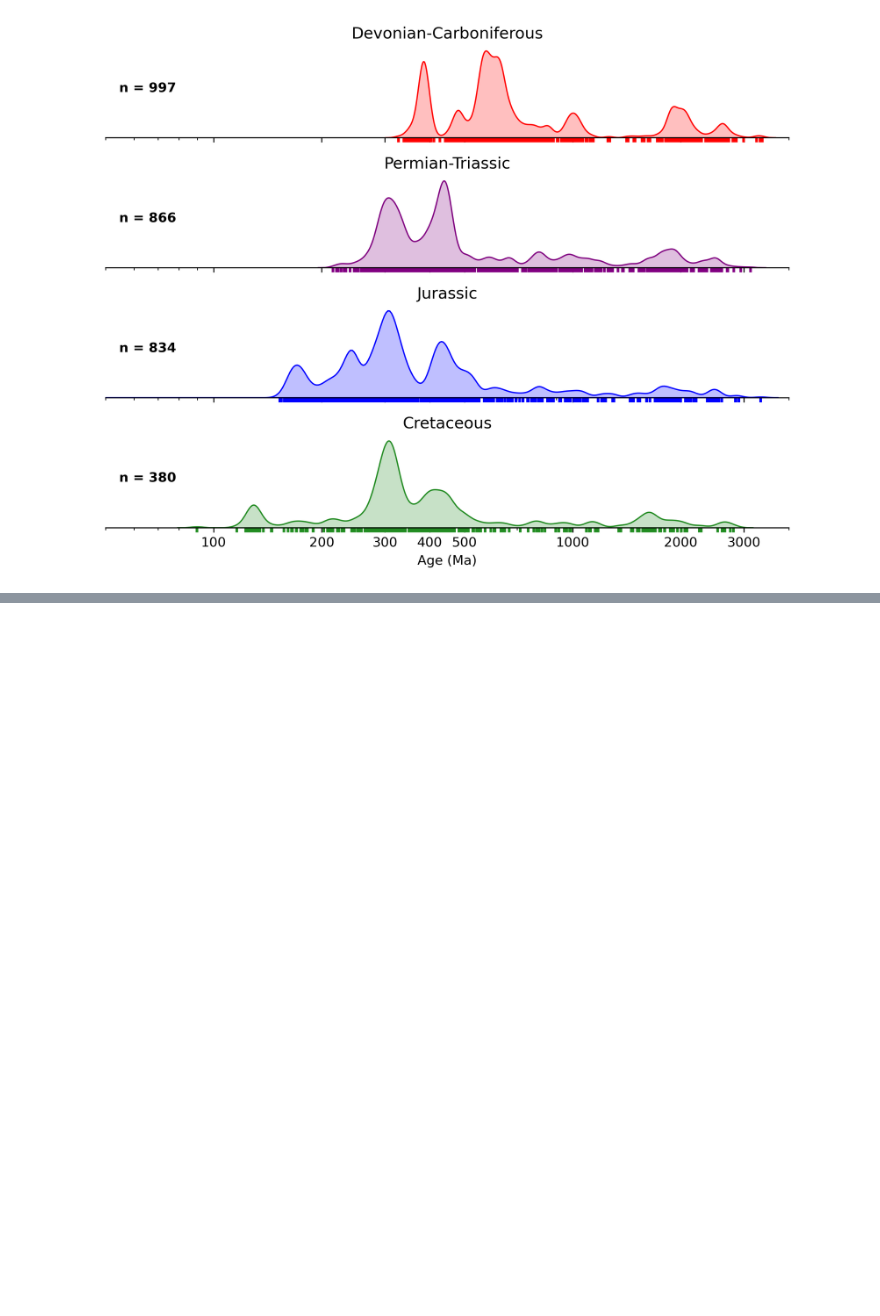
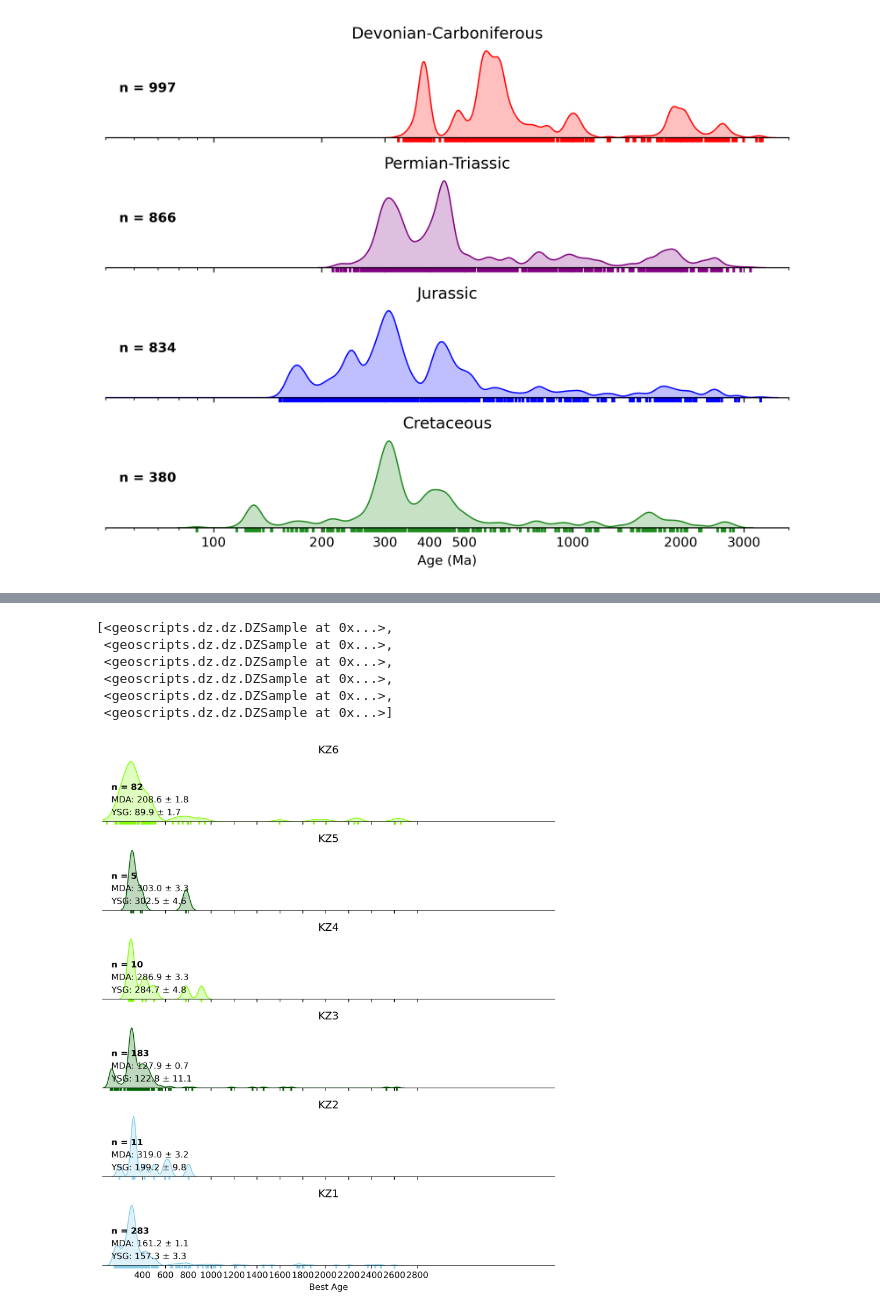
Before and after one commit to dyvasey/dz-caucasus, a Jupyter notebook: figs.ipynb, the cells around one changed output, grey strips where cells are left out. Drawn from its saved outputs; the diff is of its cells as text; code cells hidden in the pictures; blank space fills up the shorter version.

```diff
--- a/figs.ipynb
+++ b/figs.ipynb
@@ -274,0 +323,11 @@ plot_fault_block([devcar,ptr,j,k],save=True,filename='age_dep.pdf',mda=False,met
+# %%
+plot_fault_block(kz_samples,save=False,method=None,bw_adjust=0.2,ticks=np.arange(400,3000,200),
+log_scale=False)
+# %% [output]
+[<geoscripts.dz.dz.DZSample at 0x...>,
+ <geoscripts.dz.dz.DZSample at 0x...>,
+ <geoscripts.dz.dz.DZSample at 0x...>,
+ <geoscripts.dz.dz.DZSample at 0x...>,
+ <geoscripts.dz.dz.DZSample at 0x...>,
+ <geoscripts.dz.dz.DZSample at 0x...>]
+[figure, added]
```
Also changed, not shown: parts of 4 cells of this notebook, 1 other file.
